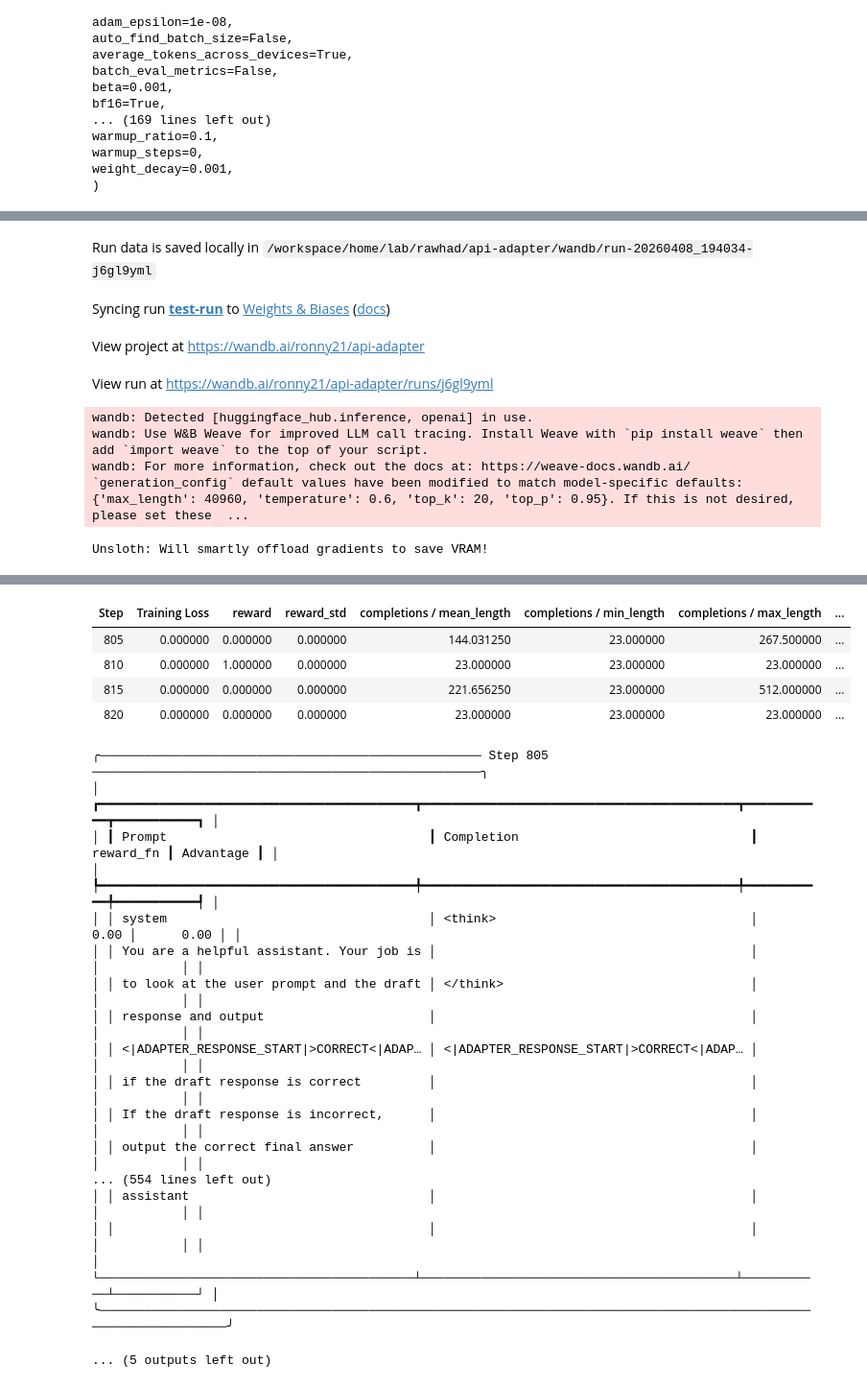
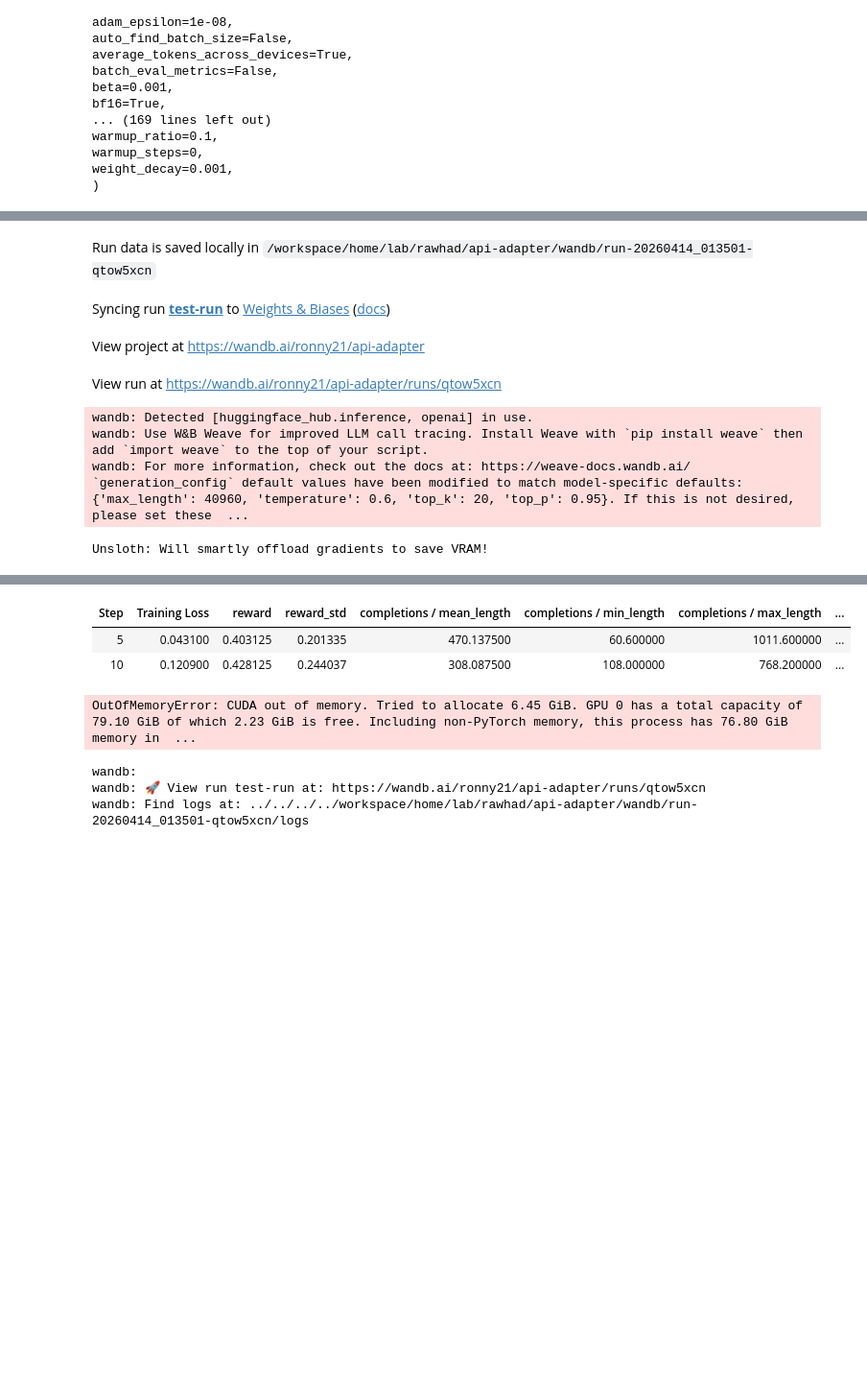
Before and after one commit to RohanAwhad/api-adapter-ak, a Jupyter notebook: notebooks/ifbench/train.ipynb, the cells around one changed output, grey strips where cells are left out. Shown at 96% size. Cells and saved outputs as stored; diff of their text form; code cells hidden in the pictures; blank space fills up the shorter version.

```diff
--- a/notebooks/ifbench/train.ipynb
+++ b/notebooks/ifbench/train.ipynb
@@ -109,7 +181,7 @@ print(dataset[0])
 {'key': 'ai2-adapt-dev/tulu_v3.9_aya_100k_79773', 'messages': [{'content': 'Identificeer welk instrument een snaar- of slaginstrument is: Kpanlogo, Shamisen. All sentences must be connected using hyph ...
 # %%
 DEFAULT_MODEL_NAME = "unsloth/Qwen3-8B"
-DEFAULT_MAX_SEQ_LENGTH = 4096
+DEFAULT_MAX_SEQ_LENGTH = 8192
 DEFAULT_LORA_RANK = 32
 
 model, tokenizer = FastLanguageModel.from_pretrained(
@@ -117,7 +189,9 @@ model, tokenizer = FastLanguageModel.from_pretrained(
     max_seq_length=DEFAULT_MAX_SEQ_LENGTH,
     dtype=None,  # auto-detect (bf16 on H100)
     load_in_4bit=False,
+    # fast_inference=True,  # it
     gpu_memory_utilization=0.5,
+    # device_map="balanced",
 )
 # %% [output]
 ==((====))==  Unsloth 2026.3.4: Fast Qwen3 patching. Transformers: 4.57.6. vLLM: 0.17.0.
@@ -357,9 +469,9 @@ output_dir = Path("outputs/ifbench/test-run")
 output_dir.mkdir(parents=True, exist_ok=True)
 wandb_run_name = "test-run"
 max_steps = 3000
+
 per_device_train_batch_size = 16
-per_device_eval_batch_size = 64
-gradient_accumulation_steps = 1
+gradient_accumulation_steps = 4
 learning_rate = 5e-6
 num_generations = 64
 
@@ -367,8 +479,8 @@ config = GRPOConfig(
     output_dir=str(output_dir),
     run_name=wandb_run_name,
     max_steps=max_steps,
+    # use_vllm=True,
     per_device_train_batch_size=per_device_train_batch_size,
-    # per_device_eval_batch_size=per_device_eval_batch_size,
     gradient_accumulation_steps=gradient_accumulation_steps,
     learning_rate=learning_rate,
     weight_decay=0.001,
@@ -376,16 +488,16 @@ config = GRPOConfig(
     lr_scheduler_type="linear",
     optim="adamw_8bit",
     num_generations=num_generations,
-    generation_batch_size=num_generations,
-    max_completion_length=512,
+    # generation_batch_size=num_generations,
+    max_completion_length=2048,
     temperature=1.0,
     top_k=50,
     logging_steps=5,
     save_steps=200,
     bf16=True,
     report_to="wandb",
-    log_completions=True,
-    num_completions_to_print=5,
+    log_completions=False,
+    # num_completions_to_print=5,
     # eval_strategy="steps",
     # eval_steps=100,
     # do_eval=True,
@@ -425,8 +537,8 @@ trainer = GRPOTrainer(
 )
 # %%
 
-# trainer.train()
-trainer.train(resume_from_checkpoint=str(output_dir / "checkpoint-800"))
+trainer.train()
+# trainer.train(resume_from_checkpoint=str(output_dir / "checkpoint-800"))
 # %% [output]
 ==((====))==  Unsloth - 2x faster free finetuning | Num GPUs used = 1
    \\   /|    Num examples = 5,000 | Num Epochs = 1 | Total steps = 3,000
@@ -437,10 +549,10 @@ wandb: [wandb.login()] Loaded credentials for https://api.wandb.ai from WANDB_AP
 wandb: Currently logged in as: ronny21 to https://api.wandb.ai. Use `wandb login --relogin` to force relogin
 [interactive output not drawn]
 Tracking run with wandb version 0.25.1
-Run data is saved locally in /workspace/home/lab/rawhad/api-adapter/wandb/run-20260408_194034-j6gl9yml
+Run data is saved locally in /workspace/home/lab/rawhad/api-adapter/wandb/run-20260414_013501-qtow5xcn
 Syncing run test-run to Weights & Biases (docs)
 View project at https://wandb.ai/ronny21/api-adapter
-View run at https://wandb.ai/ronny21/api-adapter/runs/j6gl9yml
+View run at https://wandb.ai/ronny21/api-adapter/runs/qtow5xcn
 wandb: Detected [huggingface_hub.inference, openai] in use.
 wandb: Use W&B Weave for improved LLM call tracing. Install Weave with `pip install weave` then add `import weave` to the top of your script.
 wandb: For more information, check out the docs at: https://weave-docs.wandb.ai/
@@ -450,23 +562,7 @@ Unsloth: Will smartly offload gradients to save VRAM!
 | Step | Training Loss | reward | reward_std | completions / mean_length | completions / min_length | completions / max_length | ... |
-| 805 | 0.000000 | 0.000000 | 0.000000 | 144.031250 | 23.000000 | 267.500000 | ... |
-| 810 | 0.000000 | 1.000000 | 0.000000 | 23.000000 | 23.000000 | 23.000000 | ... |
-| 815 | 0.000000 | 0.000000 | 0.000000 | 221.656250 | 23.000000 | 512.000000 | ... |
-| 820 | 0.000000 | 0.000000 | 0.000000 | 23.000000 | 23.000000 | 23.000000 | ... |
+| 5 | 0.043100 | 0.403125 | 0.201335 | 470.137500 | 60.600000 | 1011.600000 | ... |
+| 10 | 0.120900 | 0.428125 | 0.244037 | 308.087500 | 108.000000 | 768.200000 | ... |
-╭─────────────────────────────────────────────────── Step 805 ────────────────────────────────────────────────────╮
-│ ┏━━━━━━━━━━━━━━━━━━━━━━━━━━━━━━━━━━━━━━━━━━┳━━━━━━━━━━━━━━━━━━━━━━━━━━━━━━━━━━━━━━━━━━┳━━━━━━━━━━━┳━━━━━━━━━━━┓ │
-│ ┃ Prompt                                   ┃ Completion                               ┃ reward_fn ┃ Advantage ┃ │
-│ ┡━━━━━━━━━━━━━━━━━━━━━━━━━━━━━━━━━━━━━━━━━━╇━━━━━━━━━━━━━━━━━━━━━━━━━━━━━━━━━━━━━━━━━━╇━━━━━━━━━━━╇━━━━━━━━━━━┩ │
-│ │ system                                   │ <think>                                  │      0.00 │      0.00 │ │
-│ │ You are a helpful assistant. Your job is │                                          │           │           │ │
-│ │ to look at the user prompt and the draft │ </think>                                 │           │           │ │
-│ │ response and output                      │                                          │           │           │ │
-│ │ <|ADAPTER_RESPONSE_START|>CORRECT<|ADAP… │ <|ADAPTER_RESPONSE_START|>CORRECT<|ADAP… │           │           │ │
-│ │ if the draft response is correct         │                                          │           │           │ │
-│ │ If the draft response is incorrect,      │                                          │           │           │ │
-│ │ output the correct final answer          │                                          │           │           │ │
-... (554 lines left out)
-│ │ assistant                                │                                          │           │           │ │
-│ │                                          │                                          │           │           │ │
-│ └──────────────────────────────────────────┴──────────────────────────────────────────┴───────────┴───────────┘ │
-╰─────────────────────────────────────────────────────────────────────────────────────────────────────────────────╯
+OutOfMemoryError: CUDA out of memory. Tried to allocate 6.45 GiB. GPU 0 has a total capacity of 79.10 GiB of which 2.23 GiB is free. Including non-PyTorch memory, this process has 76.80 GiB memory in  ...
-... (5 outputs left out)
+wandb:
+wandb: 🚀 View run test-run at: https://wandb.ai/ronny21/api-adapter/runs/qtow5xcn
+wandb: Find logs at: ../../../../workspace/home/lab/rawhad/api-adapter/wandb/run-20260414_013501-qtow5xcn/logs
```
Also changed, not shown: parts of 9 cells of this notebook, 4 other files.
